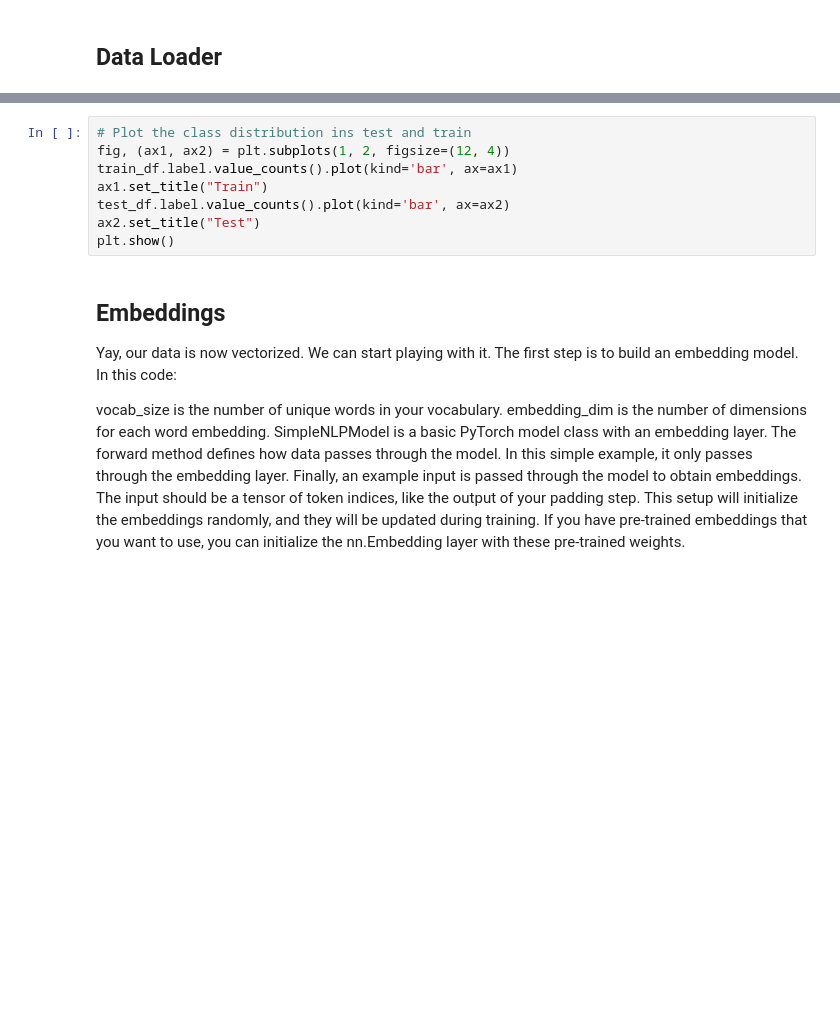
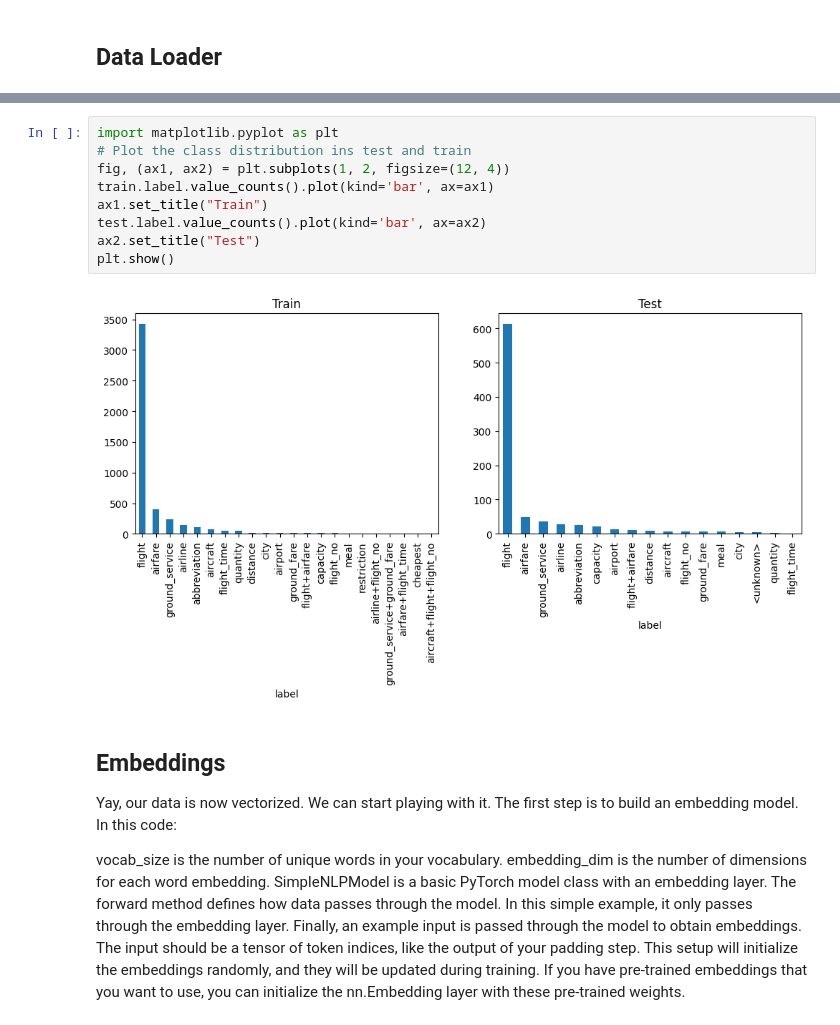
Before and after one commit to jawwada/Chatbot-Application, a Jupyter notebook: Model Training.ipynb, the cells around one changed output, grey strips where cells are left out. Drawn from its saved outputs; the diff is of its cells as text; blank space fills up the shorter version.

```diff
--- a/Model Training.ipynb
+++ b/Model Training.ipynb
@@ -99,11 +105,14 @@ print("Number of test batches:", len(test_loader))
 # %%
+import matplotlib.pyplot as plt
 # Plot the class distribution ins test and train
 fig, (ax1, ax2) = plt.subplots(1, 2, figsize=(12, 4))
-train_df.label.value_counts().plot(kind='bar', ax=ax1)
+train.label.value_counts().plot(kind='bar', ax=ax1)
 ax1.set_title("Train")
-test_df.label.value_counts().plot(kind='bar', ax=ax2)
+test.label.value_counts().plot(kind='bar', ax=ax2)
 ax2.set_title("Test")
 plt.show()
+# %% [output]
+[figure, added]
 # %% [markdown]
 ## Embeddings
 
```
Also changed, not shown: parts of 5 cells of this notebook, 10 other files.
